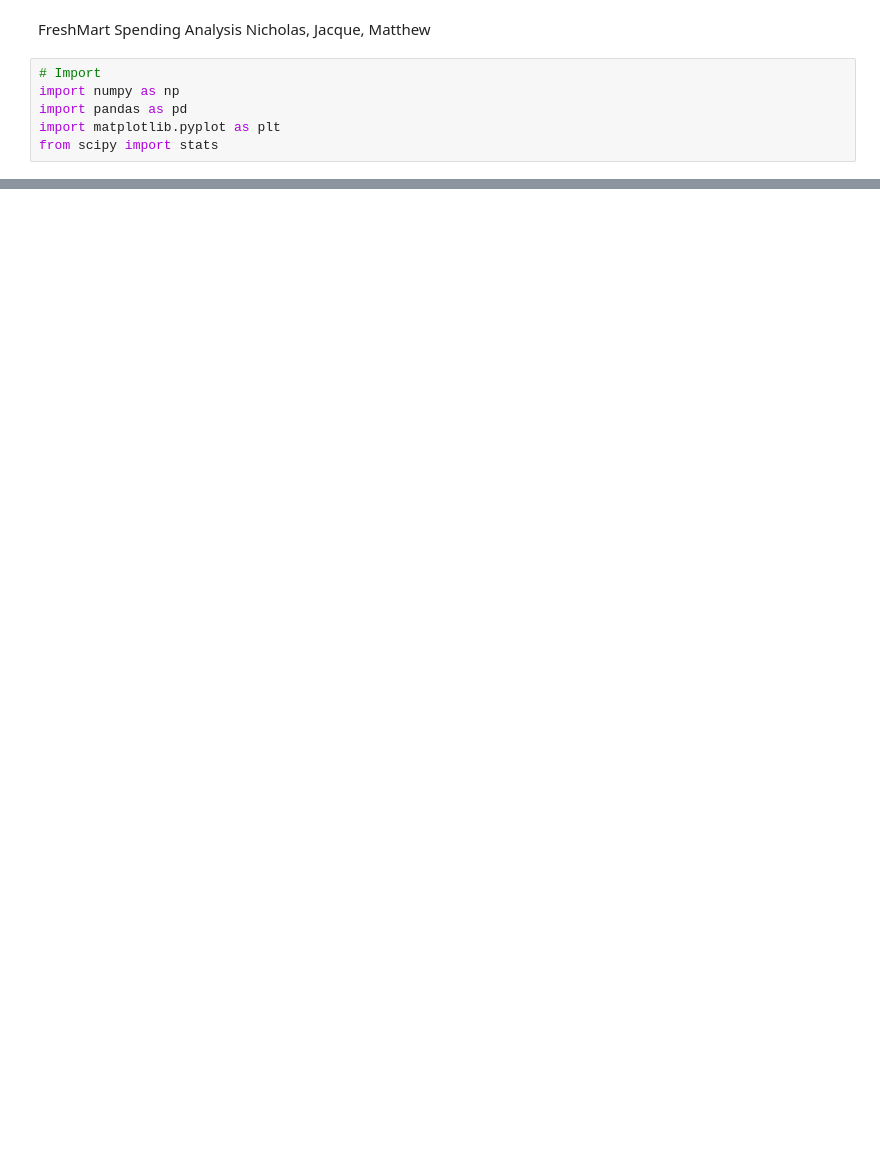
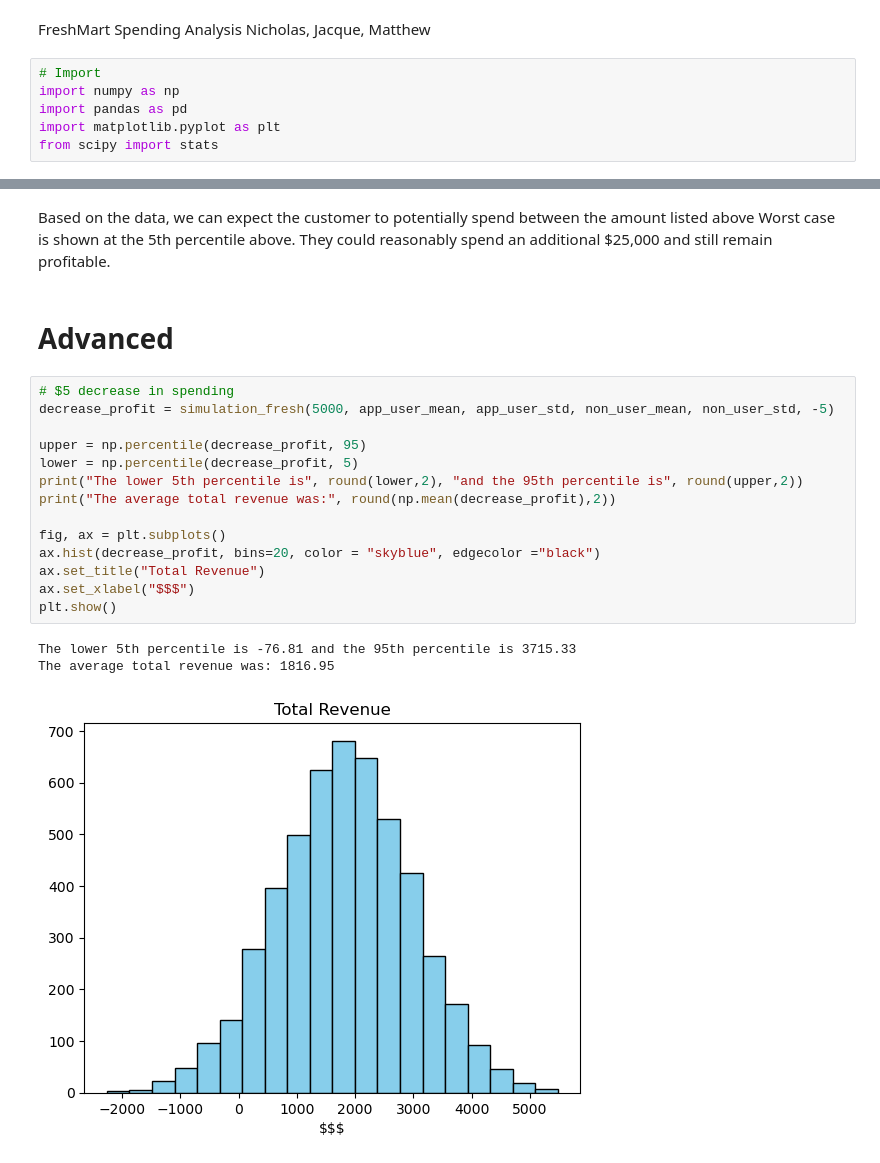
Before and after one commit to shifflettmb-1/case_study_loyalty_app, a Jupyter notebook: loyalty.ipynb, the cells around one changed output, grey strips where cells are left out. Saved outputs shown, nothing was run; the diff lists cells and outputs as text; blank space fills up the shorter version.

```diff
--- a/loyalty.ipynb
+++ b/loyalty.ipynb
@@ -68,0 +133,23 @@ plt.show()
+# %% [markdown]
+Based on the data, we can expect the customer to potentially spend between the amount listed above
+Worst case is shown at the 5th percentile above. They could reasonably spend an additional $25,000 and still remain profitable.
+# %% [markdown]
+# Advanced
+# %%
+# $5 decrease in spending
+decrease_profit = simulation_fresh(5000, app_user_mean, app_user_std, non_user_mean, non_user_std, -5)
+
+upper = np.percentile(decrease_profit, 95)
+lower = np.percentile(decrease_profit, 5)
+print("The lower 5th percentile is", round(lower,2), "and the 95th percentile is", round(upper,2))
+print("The average total revenue was:", round(np.mean(decrease_profit),2))
+
+fig, ax = plt.subplots()
+ax.hist(decrease_profit, bins=20, color = "skyblue", edgecolor ="black")
+ax.set_title("Total Revenue")
+ax.set_xlabel("$$$")
+plt.show()
+# %% [output]
+The lower 5th percentile is -76.81 and the 95th percentile is 3715.33
+The average total revenue was: 1816.95
+[figure, added]
```
Also changed, not shown: parts of 17 cells of this notebook.
